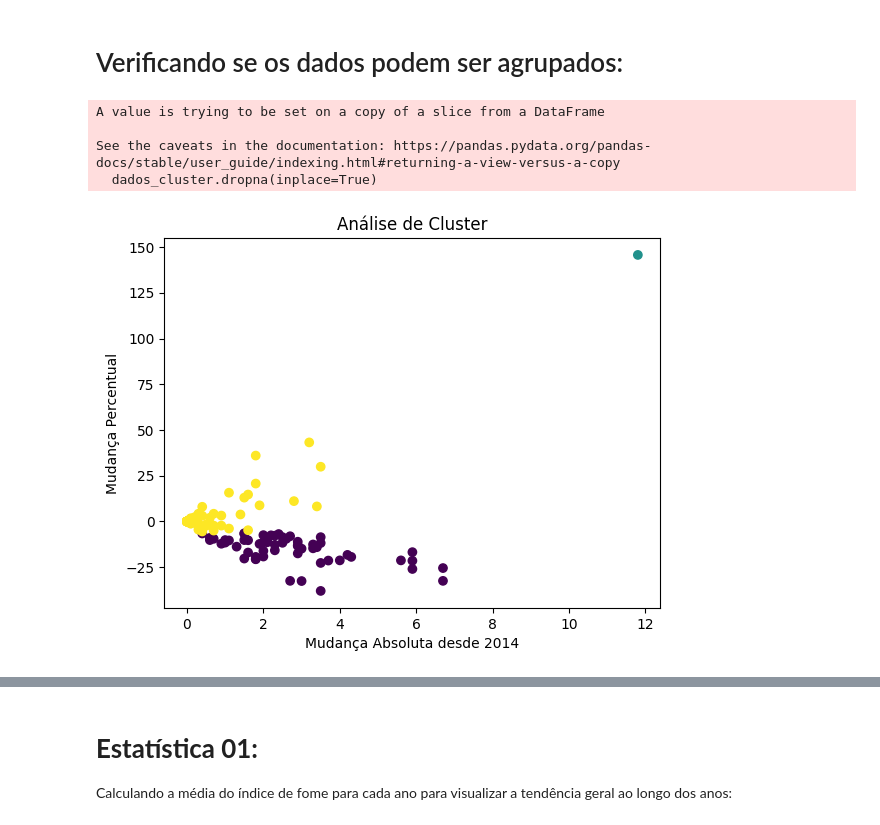
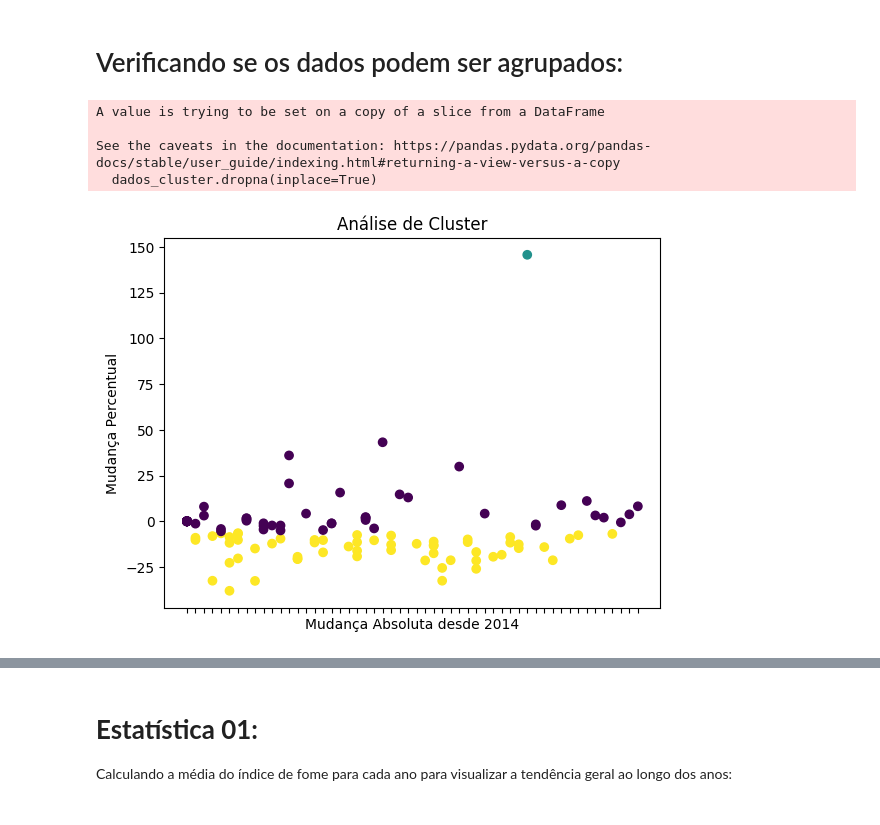
Before and after one commit to mariana-santos/RaizesSolidarias, a Jupyter notebook: AIC/GS2.ipynb, the cells around one changed output, grey strips where cells are left out. Cells and saved outputs as stored; diff of their text form; code cells hidden in the pictures.

```diff
--- a/AIC/GS2.ipynb
+++ b/AIC/GS2.ipynb
@@ -156,29 +156,31 @@ sns.pairplot(dados, hue='Rank in 2022')
 # %%
 # Limpando dados inválidos
 dados['Percent change'] = dados['Percent change'].apply(lambda x: np.nan if x == '.7.5' or x == '10..6' else x)
 dados['Percent change'] = dados['Percent change'].astype(float)
 
 #Separando apenas as colunas que queremos avaliar as mudanças
 dados_cluster = dados[['Absolute change', 'Percent change']]
 
 dados_cluster.dropna(inplace=True)
 
 km = KMeans(n_clusters = 3, random_state = 42)
 km_c = km.fit_predict(dados_cluster)
 
-plt.scatter(dados_cluster['Absolute change'], dados_cluster['Percent change'], c = labels, cmap = 'viridis')
+plt.scatter(dados_cluster['Absolute change'], dados_cluster['Percent change'], c = km_c, cmap = 'viridis')
 
 plt.xlabel('Mudança Absoluta desde 2014')
 plt.ylabel('Mudança Percentual')
 plt.title('Análise de Cluster')
 
+plt.xticks(visible=False)
+
 plt.show()
 # %% [output]
 A value is trying to be set on a copy of a slice from a DataFrame
 
 See the caveats in the documentation: https://pandas.pydata.org/pandas-docs/stable/user_guide/indexing.html#returning-a-view-versus-a-copy
   dados_cluster.dropna(inplace=True)
-[figure, old version]
+[figure, new version]
 # %% [markdown]
 ##Análise de agrupamento:
 ---
```
Also changed, not shown: parts of 25 cells of this notebook.
